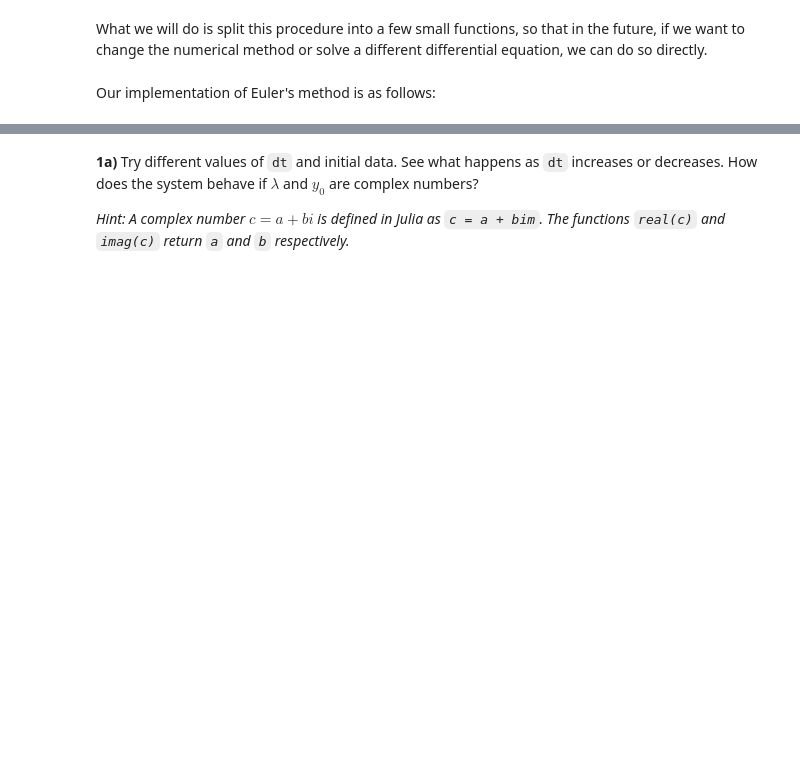
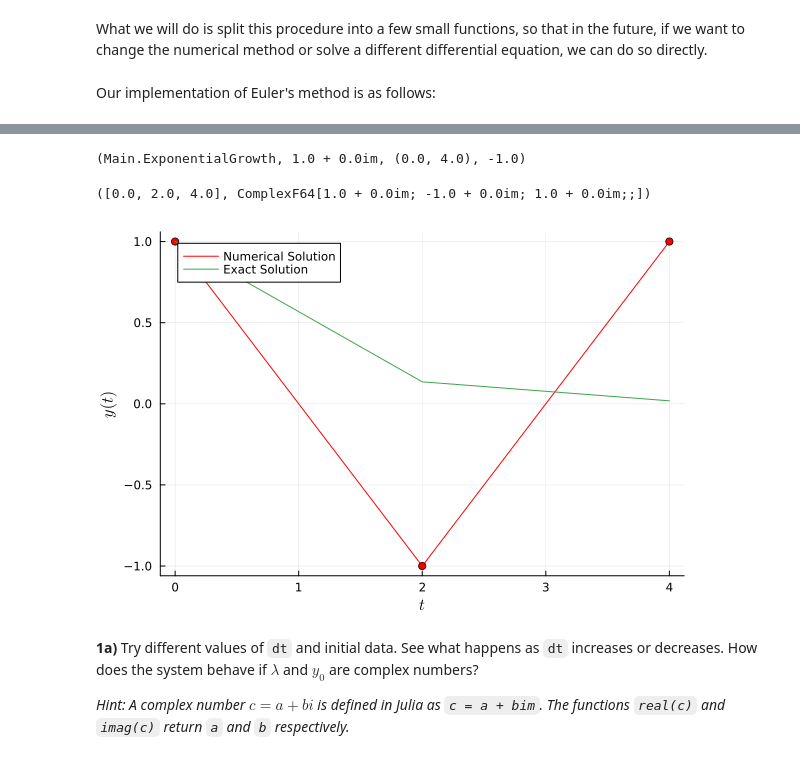
Before and after one commit to reula/PDE, a Jupyter notebook: weave/lab02/lab2.ipynb, the cells around one changed output, grey strips where cells are left out. Cells and saved outputs as stored; diff of their text form; code cells hidden in the pictures; blank space fills up the shorter version.

```diff
--- a/weave/lab02/lab2.ipynb
+++ b/weave/lab02/lab2.ipynb
@@ -100,30 +105,36 @@ end
 # Define the right-hand side of the ODE
 ExponentialGrowth(y, λ, t) = λ*(y)
 # Initial data
-λ = 1.0
-y0 = 1.0
+λ = -1.0
+y0 = 1.0 + 0.0im
 # Time interval
 T = (0.0, 4.0)
 # Store the data in the variable "prob"
 par = (λ)
 prob = myODEproblem(ExponentialGrowth, y0, T, par)
+# %% [output]
+(Main.ExponentialGrowth, 1.0 + 0.0im, (0.0, 4.0), -1.0)
 # %%
 # Number of time steps
-N = 101
+N = 3
 # Solve the problem "prob" using the "EulerStep" method
 # with N steps (dt = (Tfin - Tini)/(N - 1))
 dt = (T[2] - T[1]) / (N - 1)
 t, y = myODEsolver(prob, EulerStep, dt = dt)
+# %% [output]
+([0.0, 2.0, 4.0], ComplexF64[1.0 + 0.0im; -1.0 + 0.0im; 1.0 + 0.0im;;])
 # %%
 using Plots
 gr()
 plt = plot()
-plot!(plt, t, y, color = :red, label = "Numerical Solution")
-scatter!(plt, t, y, color = :red, label = "")
-plot!(plt, t, y0 * exp.(λ * t), label = "Exact Solution")
+plot!(plt, t, real.(y), color = :red, label = "Numerical Solution")
+scatter!(plt, t, real.(y), color = :red, label = "")
+plot!(plt, t, real.(y0 * exp.(λ * t)), label = "Exact Solution")
 plot!(plt, ylabel = "y", color = :blue, zlabel = "z")
 plot!(ylabel = "\$y(t)\$", xlabel = "\$t\$")
 plot!(plt, legend = :topleft)
+# %% [output]
+[figure, added]
 # %% [markdown]
 **1a)** Try different values of `dt` and initial data. See what happens as `dt` increases or decreases. How does the system behave if $\lambda$ and $y_0$ are complex numbers?
 
```
Also changed, not shown: parts of 2 cells of this notebook, 4 other files.
